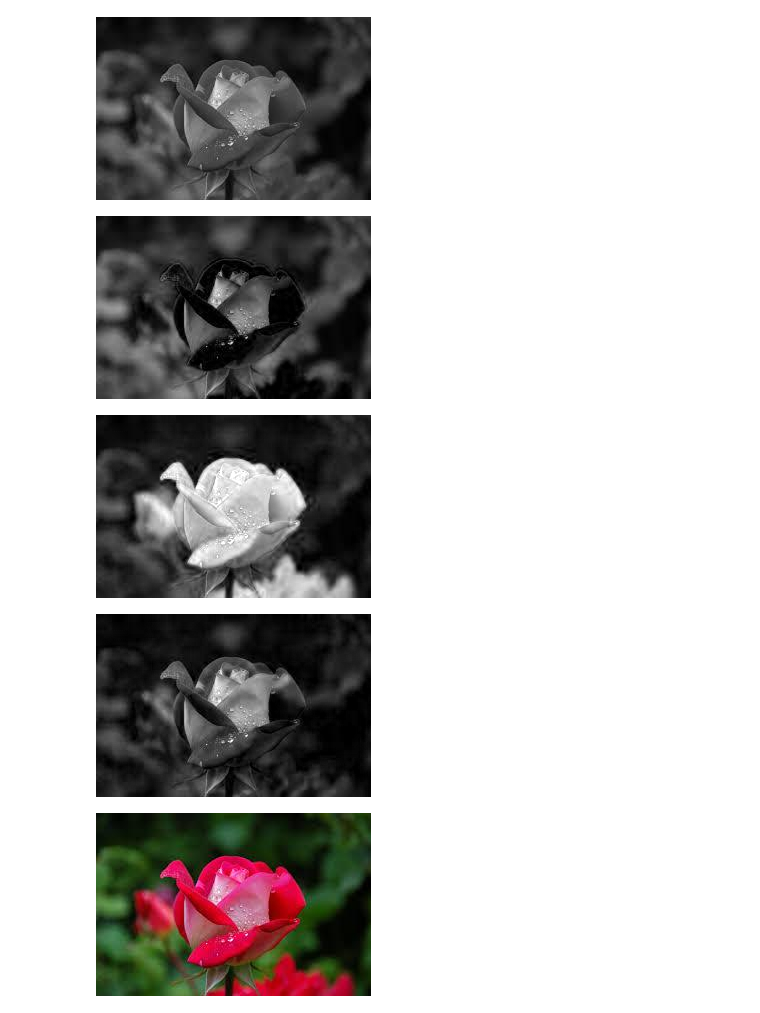
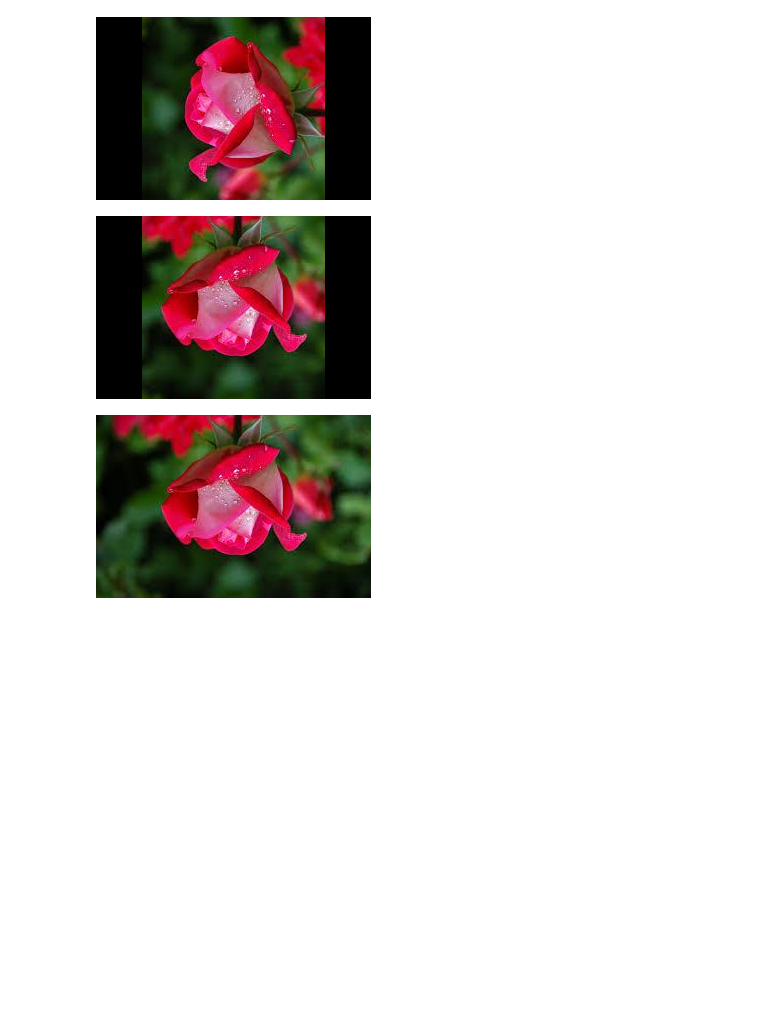
Before and after one commit to DuyNghiaa/TGMT_2024, a Jupyter notebook: 05.ipynb, the cells around one changed output. Saved outputs shown, nothing was run; the diff lists cells and outputs as text; code cells hidden in the pictures; blank space fills up the shorter version.

```diff
--- a/05.ipynb
+++ b/05.ipynb
@@ -3,5 +3,6 @@ from PIL import Image
 from imgtools import *
 from IPython.display import display
 # %%
-my_path = 'C:/Users/user/Documents/Thị giác máy tính/image/1.jpg'
+my_path =  'C:/Users/user/Thị giác máy tính/image/1.jpg'
 # %%
+img = load_image(my_path)
@@ -10,14 +9,15 @@ my_path = 'C:/Users/user/Documents/Thị giác máy tính/image/1.jpg'
 # %%
+img_rotate = img.rotate(90)
+display(img_rotate)
 # %% [output]
-[figure, old version]
+[figure, new version]
 # %%
-green_band, red_band, blu_band = img.
+img_rotate1 = img_rotate.rotate(90)
+display(img_rotate1)
 # %% [output]
-[figure, old version]
+[figure, new version]
-[figure, removed]
-[figure, removed]
 # %%
-merged_img = Image.merge("RGB",(red_band, green_band, blue_band))
-display(merged_img)
+img_transpose = img.transpose(Image.Transpose.ROTATE_180)
+display(img_transpose)
 # %% [output]
-[figure, old version]
+[figure, new version]
```
Also changed, not shown: parts of 1 cell of this notebook, 1 other file.
